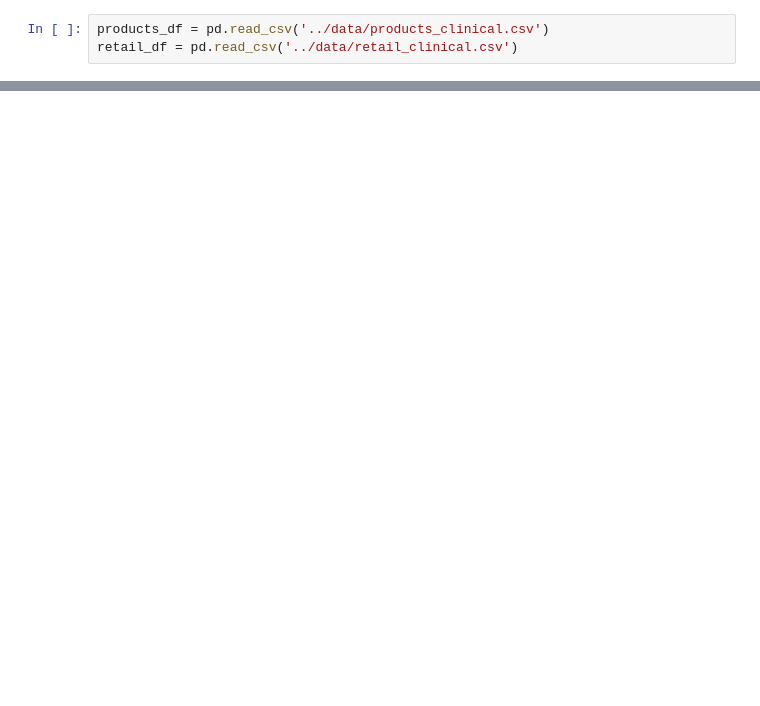
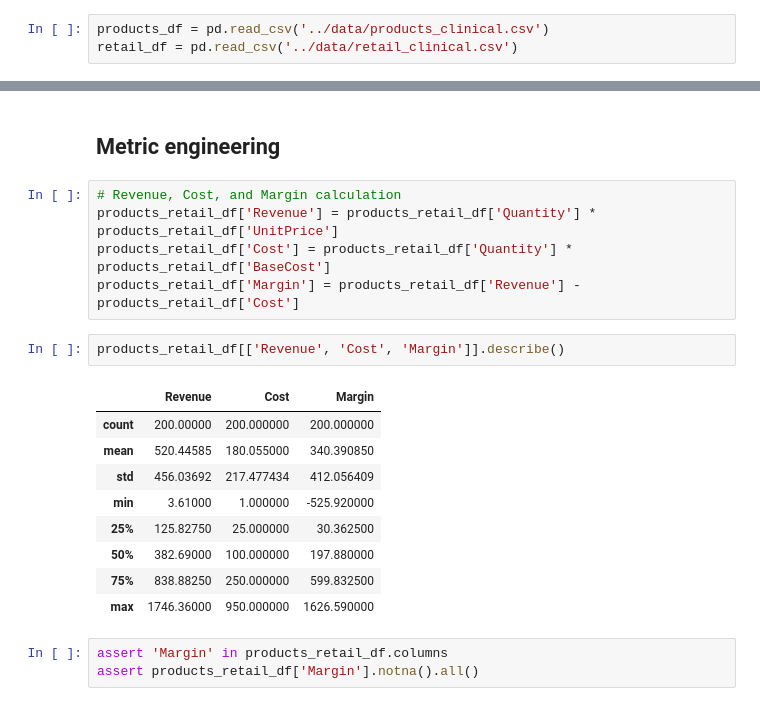
Before and after one commit to s-lien-0/data-science-engineering-challenge, a Jupyter notebook: challenge_07_MarginWatch - Multi-Source Merging/analysis/analysis.ipynb, the cells around one changed output, grey strips where cells are left out. Drawn from its saved outputs; the diff is of its cells as text; blank space fills up the shorter version.

```diff
--- a/challenge_07_MarginWatch - Multi-Source Merging/analysis/analysis.ipynb
+++ b/challenge_07_MarginWatch - Multi-Source Merging/analysis/analysis.ipynb
@@ -199,0 +51,22 @@ Name: Quantity, dtype: int64
+# %% [markdown]
+## Metric engineering
+# %%
+# Revenue, Cost, and Margin calculation
+products_retail_df['Revenue'] = products_retail_df['Quantity'] * products_retail_df['UnitPrice']
+products_retail_df['Cost'] = products_retail_df['Quantity'] * products_retail_df['BaseCost']
+products_retail_df['Margin'] = products_retail_df['Revenue'] - products_retail_df['Cost']
+# %%
+products_retail_df[['Revenue', 'Cost', 'Margin']].describe()
+# %% [output]
+|  | Revenue | Cost | Margin |
+| count | 200.00000 | 200.000000 | 200.000000 |
+| mean | 520.44585 | 180.055000 | 340.390850 |
+| std | 456.03692 | 217.477434 | 412.056409 |
+| min | 3.61000 | 1.000000 | -525.920000 |
+| 25% | 125.82750 | 25.000000 | 30.362500 |
+| 50% | 382.69000 | 100.000000 | 197.880000 |
+| 75% | 838.88250 | 250.000000 | 599.832500 |
+| max | 1746.36000 | 950.000000 | 1626.590000 |
+# %%
+assert 'Margin' in products_retail_df.columns
+assert products_retail_df['Margin'].notna().all()
```
Also changed, not shown: parts of 42 cells of this notebook.
